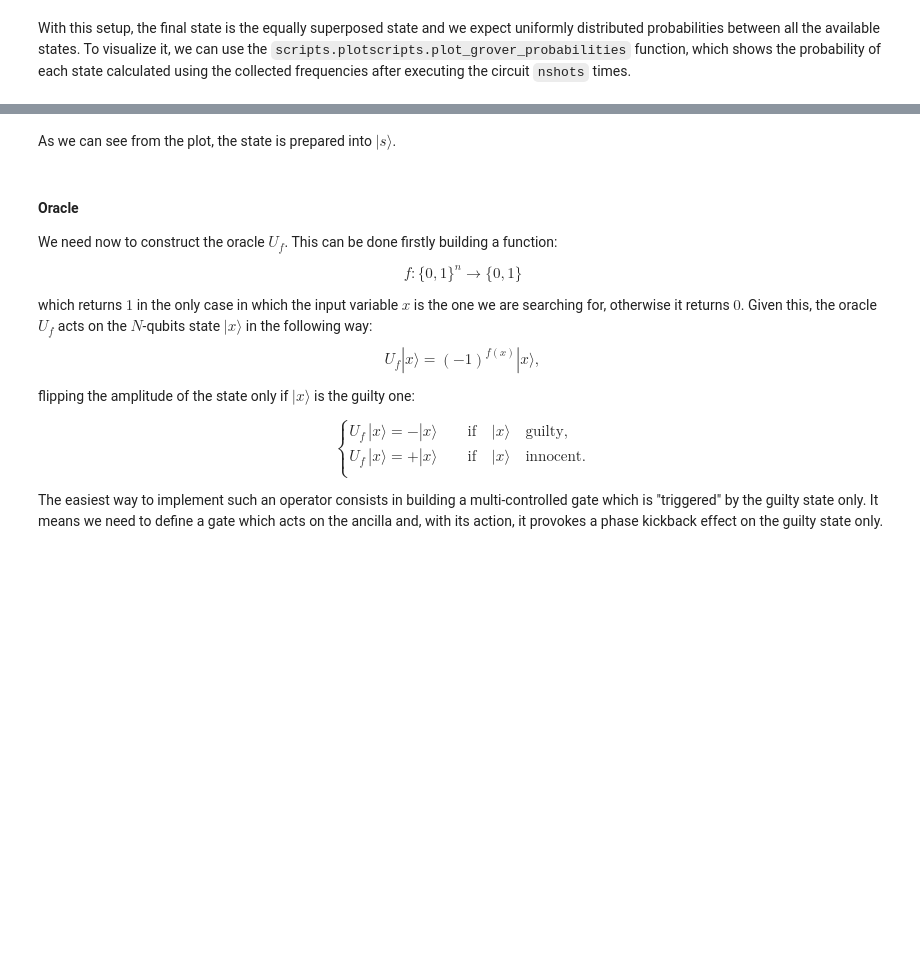
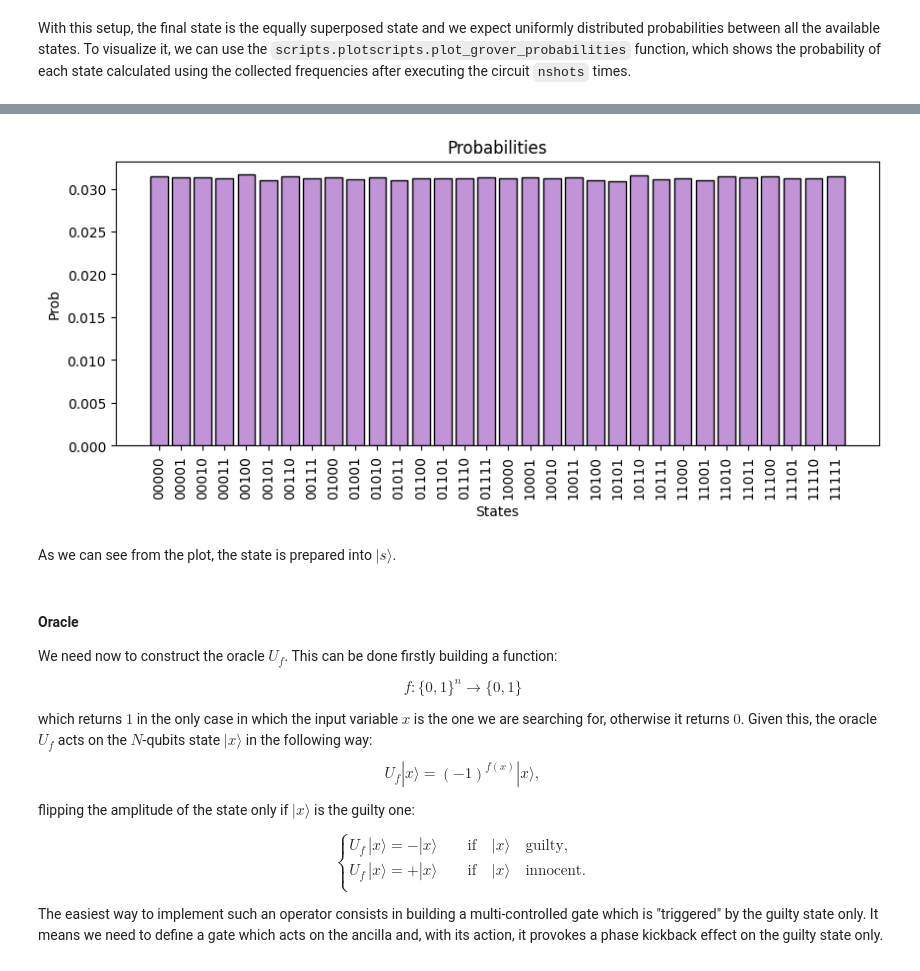
Before and after one commit to qiboteam/qiboedu, a Jupyter notebook: notebooks/Lecture4.ipynb, the cells around one changed output, grey strips where cells are left out. Saved outputs shown, nothing was run; the diff lists cells and outputs as text; code cells hidden in the pictures; blank space fills up the shorter version.

```diff
--- a/notebooks/Lecture4.ipynb
+++ b/notebooks/Lecture4.ipynb
@@ -114,6 +171,9 @@ To visualize it, we can use the `scripts.plotscripts.plot_grover_probabilities`
 # %%
 # use plot_grover_probabilities which requires the circuit and nshots
 # here we are using the frequencies, and the result is no more exact
+plotscripts.plot_grover_probabilities(c, nshots)
+# %% [output]
+[figure, added]
 # %% [markdown]
 As we can see from the plot, the state is prepared into $|s\rangle$.
 # %% [markdown]
```
Also changed, not shown: parts of 26 cells of this notebook.
